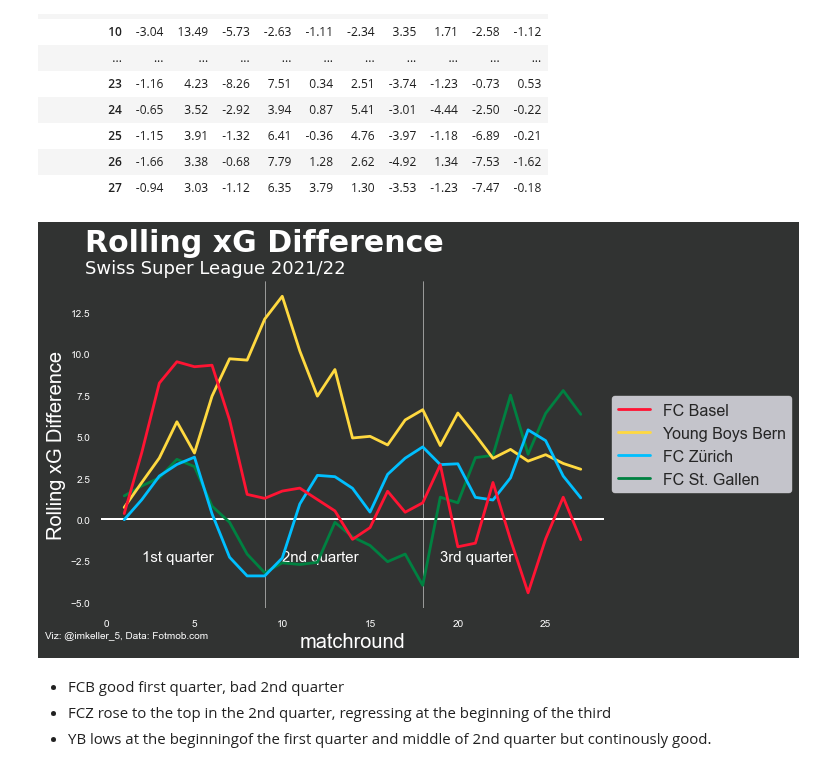
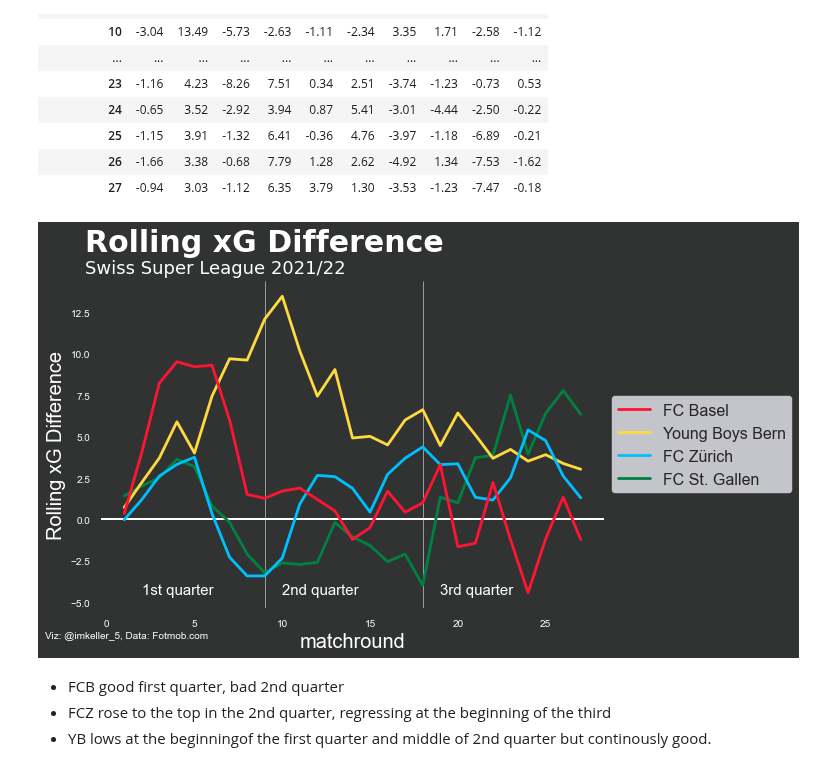
Before and after one commit to TK5-Tim/ds-projects, a Jupyter notebook: rsl/rsl-team-strengths.ipynb, the cells around one changed output. Cells and saved outputs as stored; diff of their text form; code cells hidden in the pictures.

```diff
--- a/rsl/rsl-team-strengths.ipynb
+++ b/rsl/rsl-team-strengths.ipynb
@@ -309,37 +309,37 @@ edge = "white"
 
 mpl.rcParams['xtick.color'] = text_color
 mpl.rcParams['ytick.color'] = text_color
 mpl.rcParams['xtick.labelsize'] = 10
 mpl.rcParams['ytick.labelsize'] = 10
 
 fig.set_facecolor(background)
 ax.patch.set_alpha(0)
 ax.grid(ls="dotted",lw=0,color=text_color, zorder=1)
 
 ax.tick_params(axis='x', colors=text_color)
 ax.tick_params(axis='y', colors=text_color)
 sns.lineplot(x=df_rolling.index, y=df_rolling['BAS'], label='FC Basel', color=team_colors['BAS'],zorder=30)
 sns.lineplot(x=df_rolling.index, y=df_rolling['YB'], label='Young Boys Bern',color=team_colors['YB'],zorder=20)
 sns.lineplot(x=df_rolling.index, y=df_rolling['ZUR'], label='FC Zürich',color=team_colors['ZUR'],zorder=25)
 sns.lineplot(x=df_rolling.index, y=df_rolling['GAL'], label='FC St. Gallen',color=team_colors['GAL'],zorder=19)
 ax.axhline(0, linewidth=2,zorder=0,color=text_color)
 ax.axvline(9, linewidth=0.5,zorder=5,color=text_color)
 ax.axvline(18, linewidth=0.5,zorder=10,color=text_color)
 ax.set_xlabel('matchround',fontsize=20, color=text_color)
 ax.set_ylabel('Rolling xG Difference',fontsize=20, color=text_color)
 fig.text(0.1,0.95,'Rolling xG Difference', fontsize=30, fontfamily=title_font, color=text_color, fontweight='bold')
 fig.text(0.1,0.90,'Swiss Super League 2021/22', fontweight='regular',fontsize=18, fontfamily=title_font,color=text_color)
 ax.annotate("Viz: @imkeller_5, Data: Fotmob.com", (-3.5,-7.2), annotation_clip=False, fontsize=10, color=text_color)
-ax.annotate("1st quarter", (2, -2.5), annotation_clip=False, fontsize=15, color=text_color)
-ax.annotate("2nd quarter", (10, -2.5), annotation_clip=False, fontsize=15, color=text_color)
-ax.annotate("3rd quarter", (19, -2.5), annotation_clip=False, fontsize=15, color=text_color)
+ax.annotate("1st quarter", (2, -4.5), annotation_clip=False, fontsize=15, color=text_color)
+ax.annotate("2nd quarter", (10, -4.5), annotation_clip=False, fontsize=15, color=text_color)
+ax.annotate("3rd quarter", (19, -4.5), annotation_clip=False, fontsize=15, color=text_color)
 
 
 ax.legend(loc="center left",bbox_to_anchor=(1, 0.5), frameon=True)
 
 fig.savefig('figs/super_league_rolling_xg_difference_25_02_22.jpg',bbox_inches='tight')
 # %% [output]
-[figure, old version]
+[figure, new version]
 # %% [markdown]
 - FCB good first quarter, bad 2nd quarter
 - FCZ rose to the top in the 2nd quarter, regressing at the beginning of the third
```
Also changed, not shown: 3 other files.
